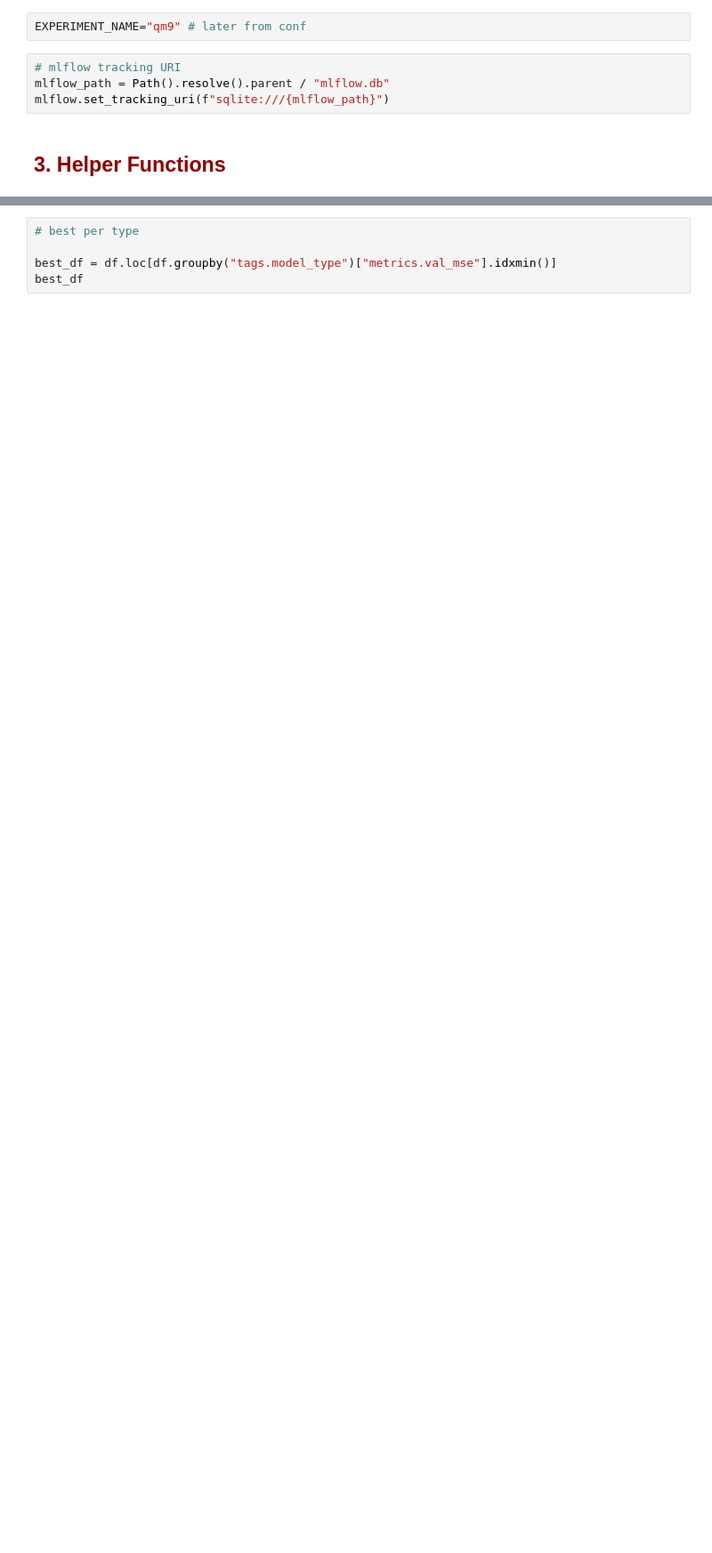
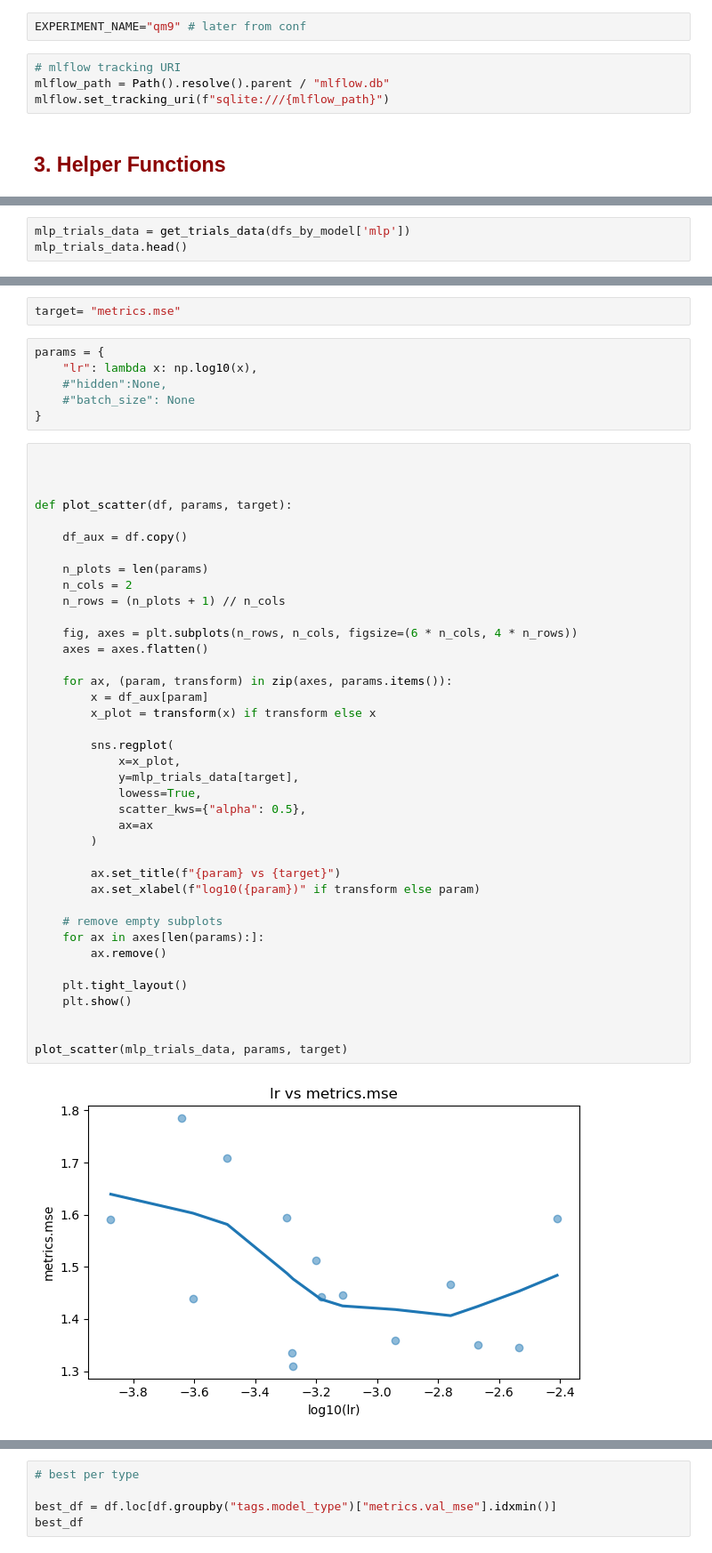
Before and after one commit to MNGARCIA085/QM9-ML, a Jupyter notebook: notebooks/Experiment Dashboard.ipynb, the cells around one changed output, grey strips where cells are left out. Shown at 89% size. Saved outputs shown, nothing was run; the diff lists cells and outputs as text; blank space fills up the shorter version.

```diff
--- a/notebooks/Experiment Dashboard.ipynb
+++ b/notebooks/Experiment Dashboard.ipynb
@@ -176,0 +242,3 @@ df
+# %%
+mlp_trials_data = get_trials_data(dfs_by_model['mlp'])
+mlp_trials_data.head()
@@ -176,0 +257,49 @@ df
+# %%
+target= "metrics.mse"
+# %%
+params = {
+    "lr": lambda x: np.log10(x),
+    #"hidden":None,
+    #"batch_size": None
+}
+# %%
+
+
+
+def plot_scatter(df, params, target):
+
+    df_aux = df.copy()
+
+    n_plots = len(params)
+    n_cols = 2
+    n_rows = (n_plots + 1) // n_cols
+
+    fig, axes = plt.subplots(n_rows, n_cols, figsize=(6 * n_cols, 4 * n_rows))
+    axes = axes.flatten()
+
+    for ax, (param, transform) in zip(axes, params.items()):
+        x = df_aux[param]
+        x_plot = transform(x) if transform else x
+
+        sns.regplot(
+            x=x_plot,
+            y=mlp_trials_data[target],
+            lowess=True,
+            scatter_kws={"alpha": 0.5},
+            ax=ax
+        )
+
+        ax.set_title(f"{param} vs {target}")
+        ax.set_xlabel(f"log10({param})" if transform else param)
+
+    # remove empty subplots
+    for ax in axes[len(params):]:
+        ax.remove()
+
+    plt.tight_layout()
+    plt.show()
+
+
+plot_scatter(mlp_trials_data, params, target)
+# %% [output]
+[figure, added]
```
Also changed, not shown: parts of 57 cells of this notebook, 2 other files.
